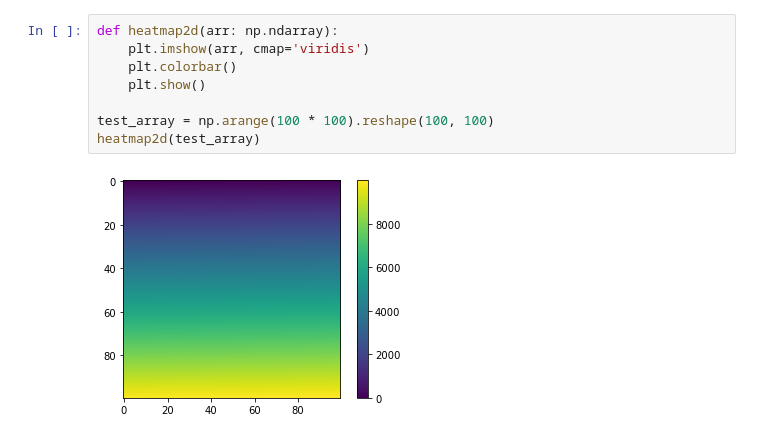
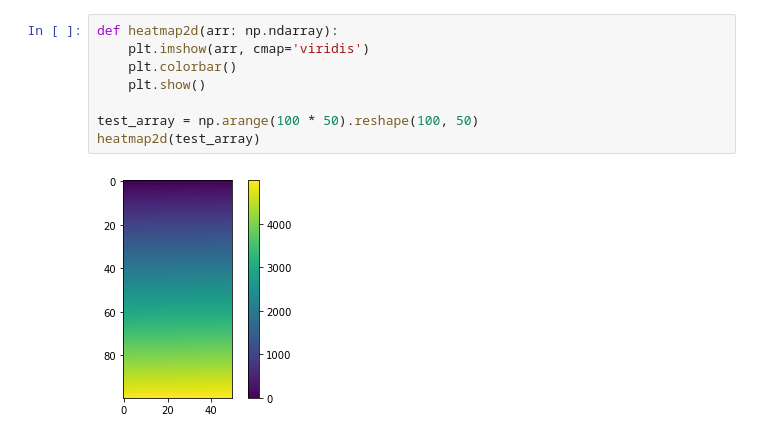
Before and after one commit to NicolasGameiro/FEM_Course, a Jupyter notebook: Notebooks/Element_Fini_2D/FEM_2D.ipynb, the cells around one changed output. Drawn from its saved outputs; the diff is of its cells as text.

```diff
--- a/Notebooks/Element_Fini_2D/FEM_2D.ipynb
+++ b/Notebooks/Element_Fini_2D/FEM_2D.ipynb
@@ -85,10 +83,10 @@ plt.show()
 # %%
 def heatmap2d(arr: np.ndarray):
     plt.imshow(arr, cmap='viridis')
     plt.colorbar()
     plt.show()
 
-test_array = np.arange(100 * 100).reshape(100, 100)
+test_array = np.arange(100 * 50).reshape(100, 50)
 heatmap2d(test_array)
 # %% [output]
-[figure, old version]
+[figure, new version]
```
Also changed, not shown: parts of 3 cells of this notebook, 7 other files.
